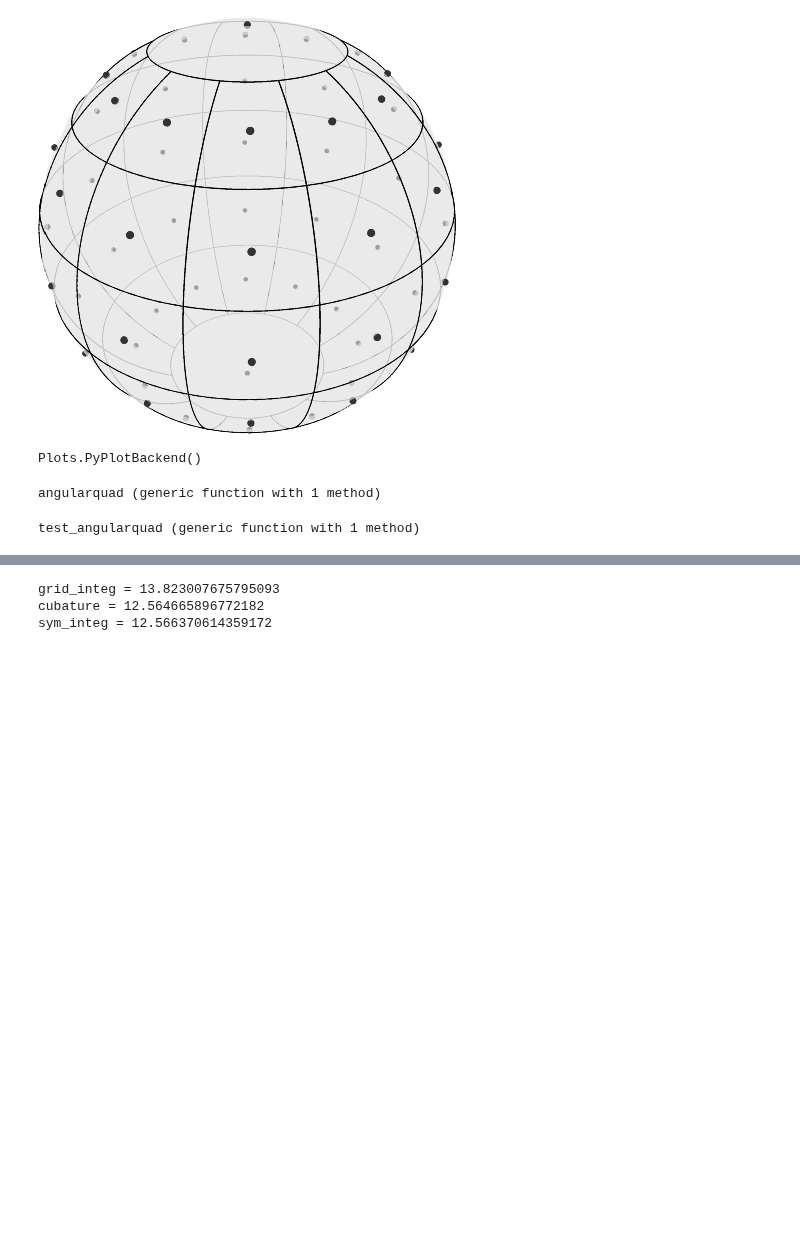
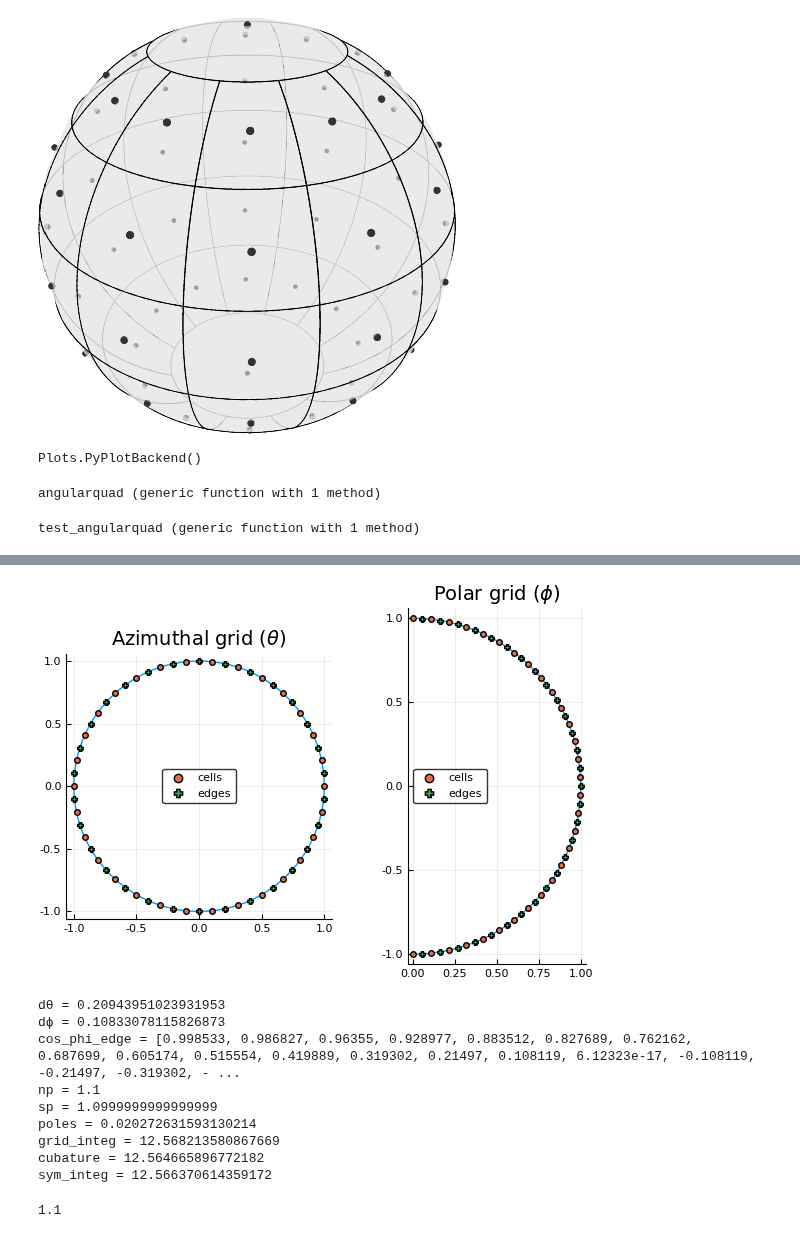
Before and after one commit to OliverEvans96/kelp, a Jupyter notebook: julia/AngularIntegral.ipynb, the cells around one changed output, grey strips where cells are left out. Saved outputs shown, nothing was run; the diff lists cells and outputs as text; code cells hidden in the pictures; blank space fills up the shorter version.

Commit message:
Angular grid and integral implemented, test_grid.f90 agrees perfectly with julia

```diff
--- a/julia/AngularIntegral.ipynb
+++ b/julia/AngularIntegral.ipynb
@@ -42,13 +42,13 @@ function plotgrid(θ, θe, ϕ, ϕe)
     p = plot(cos.(θs), sin.(θs), label="", layout=l)
     plot!(p[1], cos.(θ), sin.(θ), marker=:circle, lw=0, label="cells")
     plot!(p[1], cos.(θe), sin.(θe), marker=:cross, lw=0, label="edges")
-    plot!(p[1], aspectratio=1, legend=false)
+    plot!(p[1], aspectratio=1)
     title!(p[1], "Azimuthal grid (\$\\theta\$)")
     # Polar grid
     plot!(p[2], sin.(ϕs), cos.(ϕs), label="")
     plot!(p[2], sin.(ϕ), cos.(ϕ), marker=:circle, lw=0, label="cells")
     plot!(p[2], sin.(ϕe), cos.(ϕe), marker=:cross, lw=0, label="edges")
-    plot!(p[2], aspectratio=1, legend=false)
+    plot!(p[2], aspectratio=1)
     title!(p[2], "Polar grid (\$\\phi\$)")
 end
 
@@ -58,6 +58,9 @@ function angularquad(f, nθ, nϕ)
 
     # Initialize with value only considering poles
     integ = 2π*(1-cos(dϕ/2))*(f[1,1]+f[1,nϕ])
+    println("np = $(f[1,1])")
+    println("sp = $(f[1,nϕ])")
+    println("poles = $integ")
     # Exclude poles
     for l=1:nθ
         for m=2:nϕ-1
@@ -85,8 +91,9 @@ end
 # %% [output]
 test_angularquad (generic function with 1 method)
 # %%
-nθ = 10
-nϕ = 10
+nθ = 30
+nϕ = 30
 f(θ, ϕ) = 1+.1*(sin(10*ϕ)+cos(10*θ))
 test_angularquad(f, nθ, nϕ)
+#savefig("angular_grid_plots.pdf")
 # %% [output]
@@ -94,3 +100,14 @@ test_angularquad(f, nθ, nϕ)
+[figure, added]
-grid_integ = 13.823007675795093
+dθ = 0.20943951023931953
+dϕ = 0.10833078115826873
+cos_phi_edge = [0.998533, 0.986827, 0.96355, 0.928977, 0.883512, 0.827689, 0.762162, 0.687699, 0.605174, 0.515554, 0.419889, 0.319302, 0.21497, 0.108119, 6.12323e-17, -0.108119, -0.21497, -0.319302, - ...
+np = 1.1
+sp = 1.0999999999999999
+poles = 0.020272631593130214
+grid_integ = 12.568213580867669
 cubature = 12.564665896772182
 sym_integ = 12.566370614359172
+# %%
+f(0,0)
+# %% [output]
+1.1
```
Also changed, not shown: parts of 2 cells of this notebook, 5 other files.
